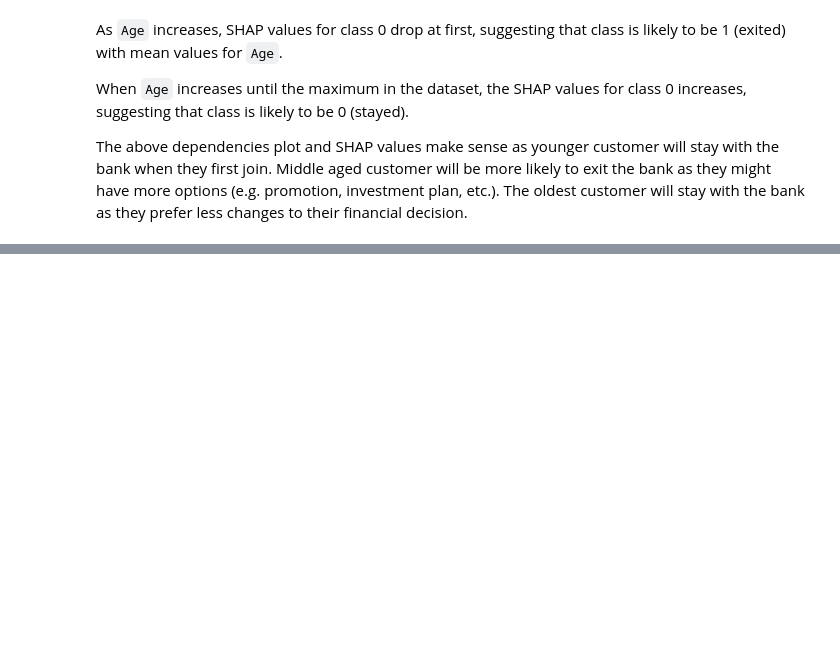
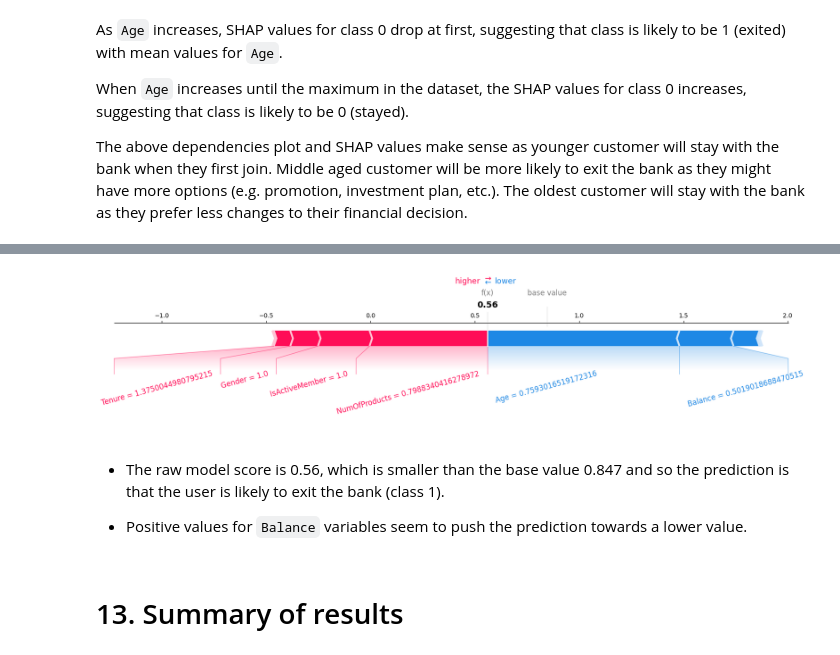
Before and after one commit to caesarw0/churn-prediction, a Jupyter notebook: churn_prediction.ipynb, the cells around one changed output, grey strips where cells are left out. Drawn from its saved outputs; the diff is of its cells as text; code cells hidden in the pictures; blank space fills up the shorter version.

```diff
--- a/churn_prediction.ipynb
+++ b/churn_prediction.ipynb
@@ -920,0 +1064,16 @@ shap.summary_plot(lgbm_shap_values[0], X_train_enc)
+# %%
+shap.force_plot(
+    lgbm_explainer.expected_value[0],
+    test_lgbm_shap_values[0][ex_exit_index, :],
+    X_test_enc.iloc[ex_exit_index, :],
+    matplotlib=True,
+    text_rotation=15
+)
+# %% [output]
+[figure, added]
+# %% [markdown]
+- The raw model score is 0.56, which is smaller than the base value 0.847 and so the prediction is that the user is likely to exit the bank (class 1).
+
+- Positive values for `Balance` variables seem to push the prediction towards a lower value.
+# %% [markdown]
+# 13. Summary of results
```
Also changed, not shown: parts of 43 cells of this notebook.
